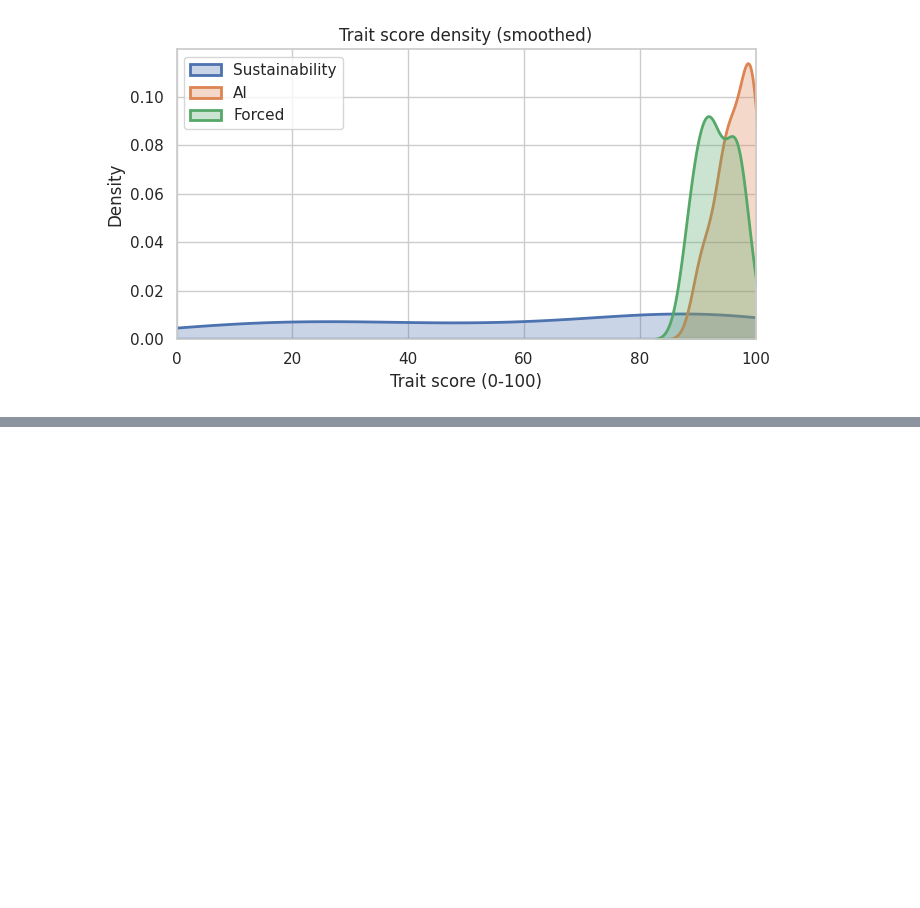
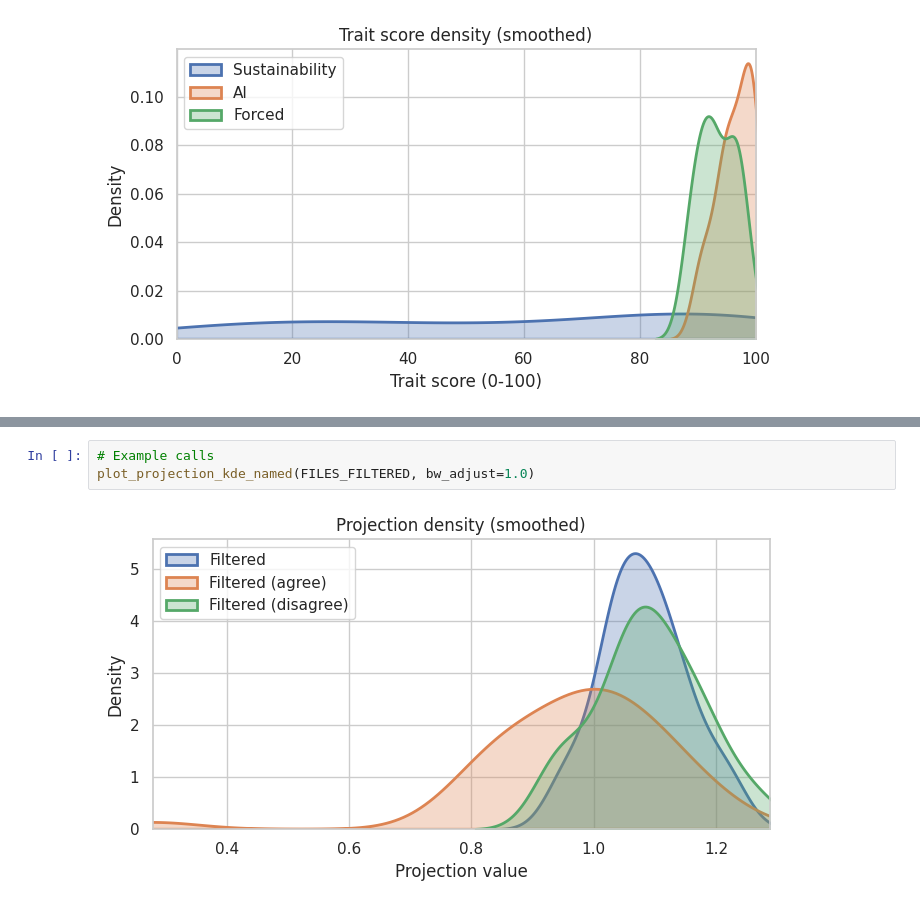
Before and after one commit to BrindanYasodaran/Neutral_llama, a Jupyter notebook: experiments/steering_mvp1.ipynb, the cells around one changed output, grey strips where cells are left out. Cells and saved outputs as stored; diff of their text form; blank space fills up the shorter version.

```diff
--- a/experiments/steering_mvp1.ipynb
+++ b/experiments/steering_mvp1.ipynb
@@ -576,0 +906,5 @@ plot_trait_mean_with_sd(ai_df, trait_col="neutrality_ai", title="Neutrality (AI
+# %%
+# Example calls
+plot_projection_kde_named(FILES_FILTERED, bw_adjust=1.0)
+# %% [output]
+[figure, added]
```
Also changed, not shown: parts of 16 cells of this notebook, 16 other files.
